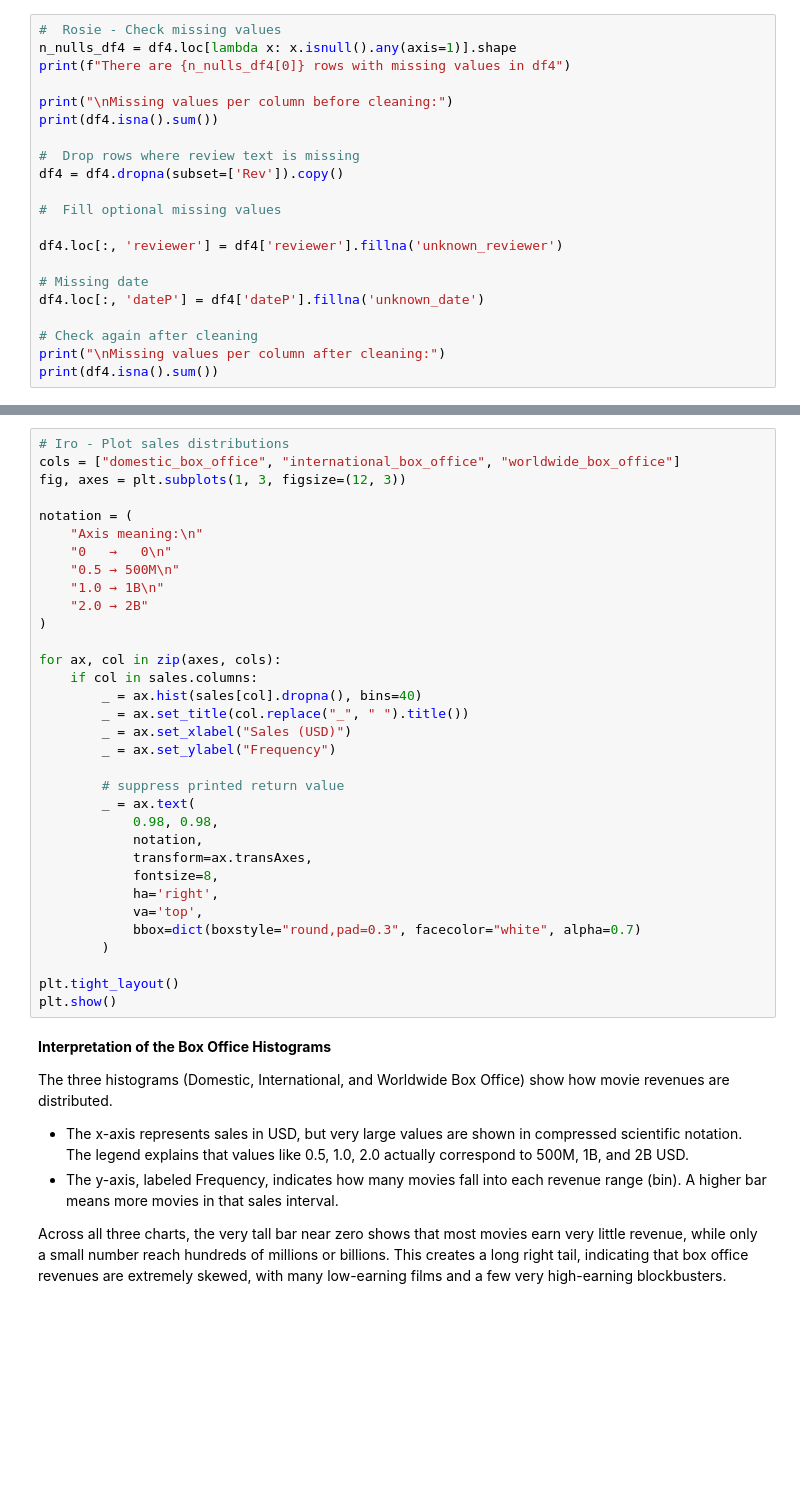
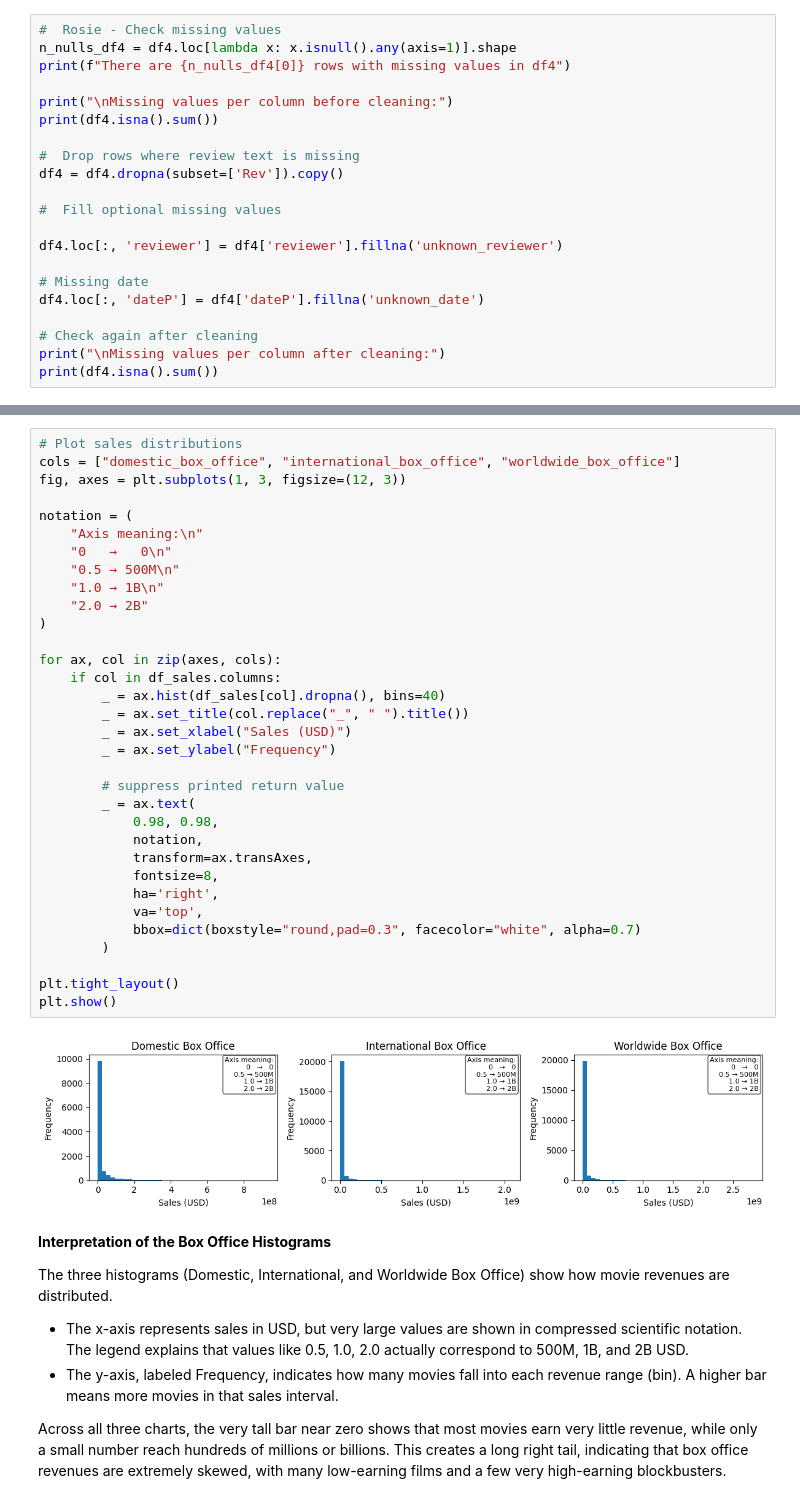
Before and after one commit to YoungJun173/DDB_AI_Group_Assignmen, a Jupyter notebook: Playground Notebooks/EDA.ipynb, the cells around one changed output, grey strips where cells are left out. Drawn from its saved outputs; the diff is of its cells as text; blank space fills up the shorter version.

```diff
--- a/Playground Notebooks/EDA.ipynb
+++ b/Playground Notebooks/EDA.ipynb
@@ -369,36 +423,38 @@ Usable columns:
 # %%
-# Iro - Plot sales distributions
+# Plot sales distributions
 cols = ["domestic_box_office", "international_box_office", "worldwide_box_office"]
 fig, axes = plt.subplots(1, 3, figsize=(12, 3))
 
 notation = (
     "Axis meaning:\n"
     "0   →   0\n"
     "0.5 → 500M\n"
     "1.0 → 1B\n"
     "2.0 → 2B"
 )
 
 for ax, col in zip(axes, cols):
-    if col in sales.columns:
-        _ = ax.hist(sales[col].dropna(), bins=40)
+    if col in df_sales.columns:
+        _ = ax.hist(df_sales[col].dropna(), bins=40)
         _ = ax.set_title(col.replace("_", " ").title())
         _ = ax.set_xlabel("Sales (USD)")
         _ = ax.set_ylabel("Frequency")
 
         # suppress printed return value
         _ = ax.text(
             0.98, 0.98,
             notation,
             transform=ax.transAxes,
             fontsize=8,
             ha='right',
             va='top',
             bbox=dict(boxstyle="round,pad=0.3", facecolor="white", alpha=0.7)
         )
 
 plt.tight_layout()
 plt.show()
+# %% [output]
+[figure, added]
 # %% [markdown]
 **Interpretation of the Box Office Histograms**
 
```
Also changed, not shown: parts of 16 cells of this notebook.
